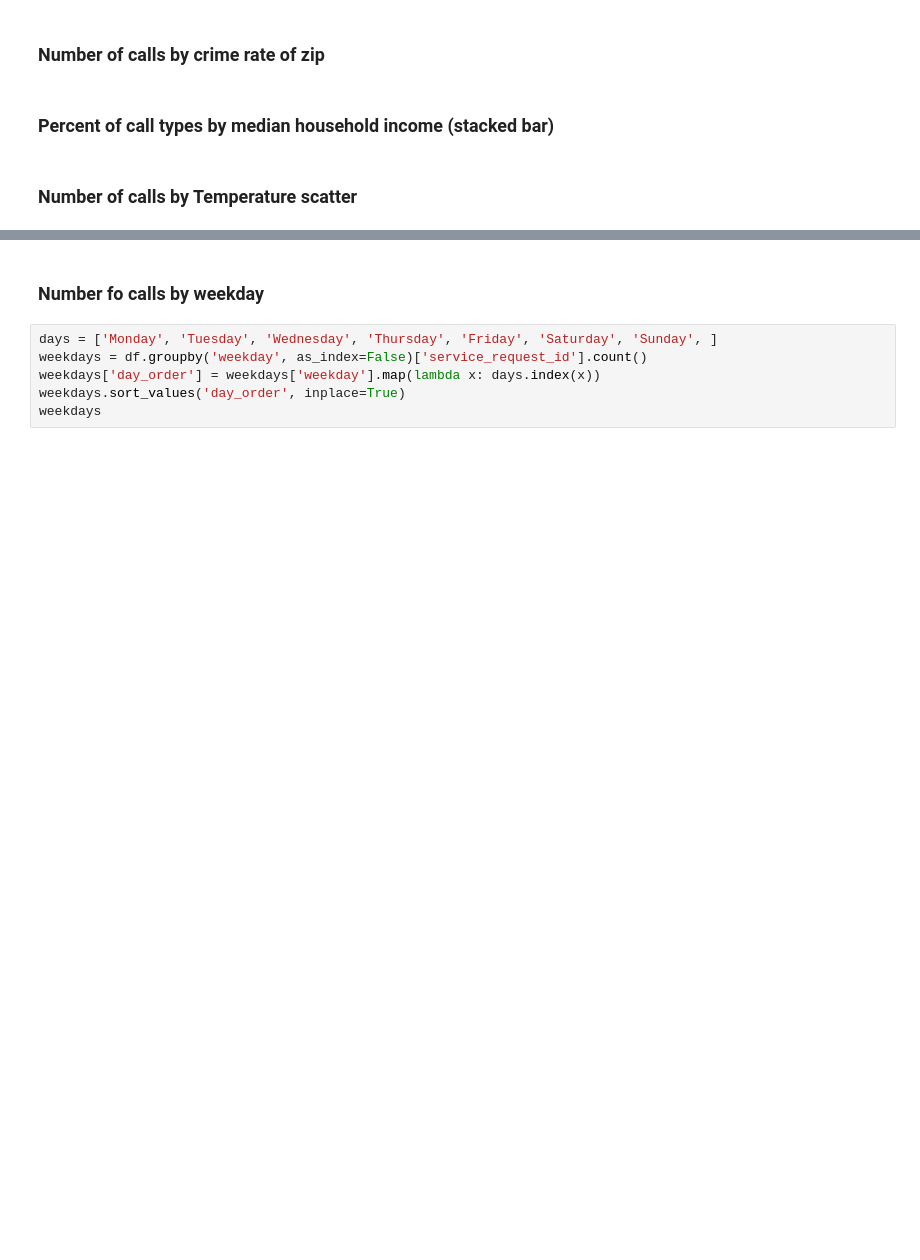
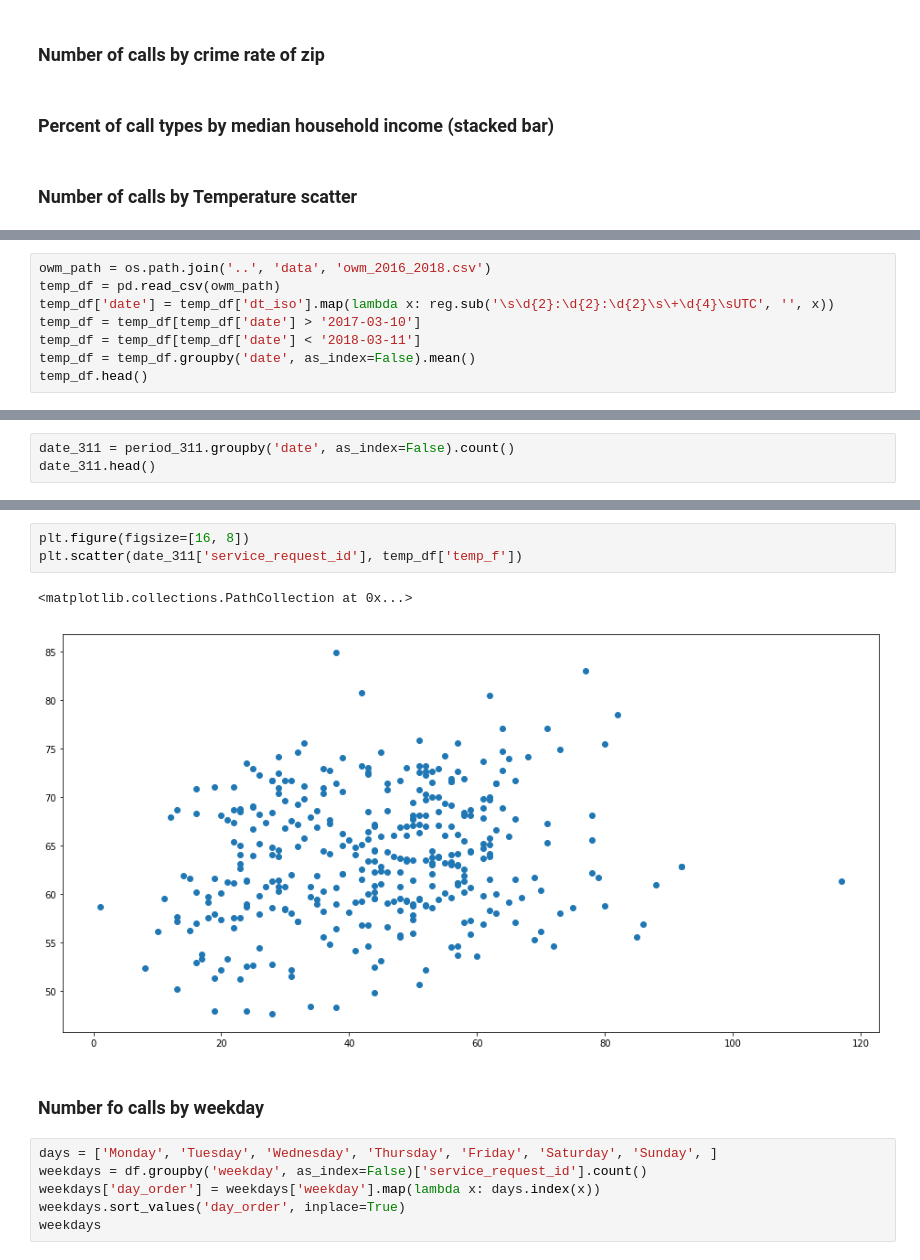
Before and after one commit to farhadOmidvar/311-San-Diego, a Jupyter notebook: notebooks/charts_all.ipynb, the cells around one changed output, grey strips where cells are left out. Drawn from its saved outputs; the diff is of its cells as text; blank space fills up the shorter version.

```diff
--- a/notebooks/charts_all.ipynb
+++ b/notebooks/charts_all.ipynb
@@ -152,0 +134,8 @@ temp_df.head()
+# %%
+owm_path = os.path.join('..', 'data', 'owm_2016_2018.csv')
+temp_df = pd.read_csv(owm_path)
+temp_df['date'] = temp_df['dt_iso'].map(lambda x: reg.sub('\s\d{2}:\d{2}:\d{2}\s\+\d{4}\sUTC', '', x))
+temp_df = temp_df[temp_df['date'] > '2017-03-10']
+temp_df = temp_df[temp_df['date'] < '2018-03-11']
+temp_df = temp_df.groupby('date', as_index=False).mean()
+temp_df.head()
@@ -152,0 +149,3 @@ temp_df.head()
+# %%
+date_311 = period_311.groupby('date', as_index=False).count()
+date_311.head()
@@ -153,3 +160,9 @@ temp_df.head()
+# %%
+plt.figure(figsize=[16, 8])
+plt.scatter(date_311['service_request_id'], temp_df['temp_f'])
+# %% [output]
+<matplotlib.collections.PathCollection at 0x...>
+[figure, added]
 # %% [markdown]
 ### Number fo calls by weekday
 # %%
```
Also changed, not shown: parts of 17 cells of this notebook.
